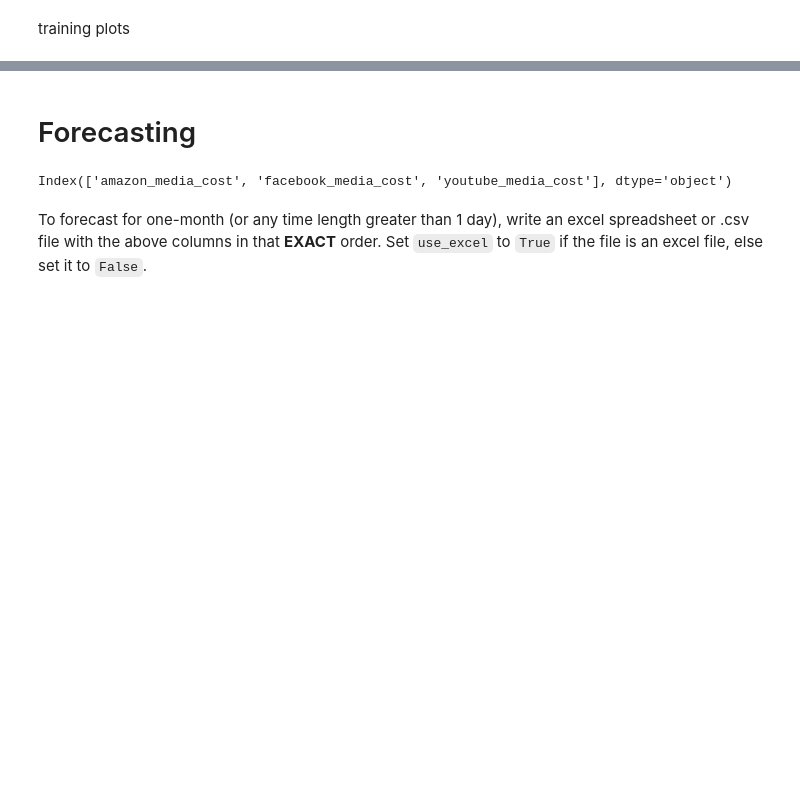
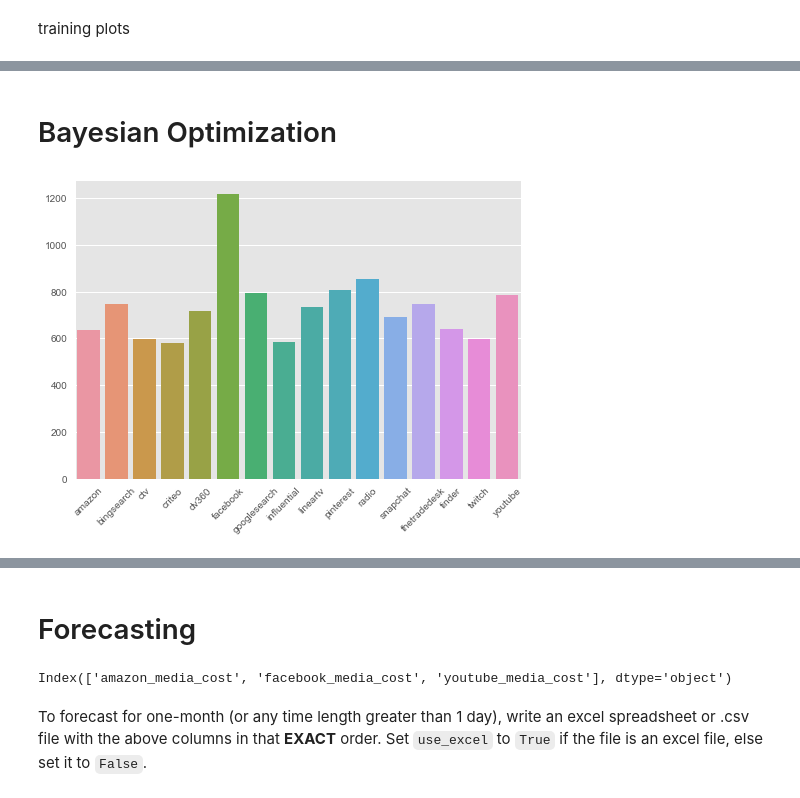
Before and after one commit to RSatyakaal/media_mix_model, a Jupyter notebook: may-pipeline/may_pipeline.ipynb, the cells around one changed output, grey strips where cells are left out. Saved outputs shown, nothing was run; the diff lists cells and outputs as text; code cells hidden in the pictures; blank space fills up the shorter version.

```diff
--- a/may-pipeline/may_pipeline.ipynb
+++ b/may-pipeline/may_pipeline.ipynb
@@ -208,10 +170,0 @@ def carryover(x, strength, length=10):
-# %%
-x = np.arange(len(values_fb))
-plt.plot(x, values_fb, color='green', label="true values");
-dot1, x_lags, w1 = carryover(values_fb, np.percentile(car_fb, 50))
-dot2, x2_lags, w2 = carryover(values_fb, np.percentile(car_fb, 90))
-plt.fill_between(x, dot1.eval(), dot2.eval(), color='grey')
-plt.plot(x, dot1.eval(), color='red', label="low");
-plt.plot(x, dot2.eval(), color='blue', label="high");
-plt.legend();
-plt.title("original values + carryover -->");
@@ -230,9 +170,0 @@ values_fb_car = carryover(values_fb, np.mean(car_fb)).eval()
-# %%
-x = np.arange(len(values_fb_car))
-dot1 = saturate(values_fb_car, np.percentile(sat_fb, 45))
-dot2 = saturate(values_fb_car, np.percentile(sat_fb, 55))
-
-plt.plot(x, coef_fb.mean() * dot1.eval(), color='red', label="low");
-plt.plot(x, coef_fb.mean() * dot2.eval(), color='blue', label="high");
-plt.legend();
-plt.title("carryover + saturation --> orders");
@@ -288,2 +172,0 @@ def optimize_budget(model, budget=20000):
-# %%
-t = initial_model.X.iloc[-10:, :]
@@ -293,3 +172,0 @@ t = initial_model.X.iloc[-10:, :]
-# %%
-t.loc[t.index[-1]+datetime.timedelta(days=1)] = 0
-t
@@ -374,0 +306,9 @@ res = minimize(
+# %% [markdown]
+# Bayesian Optimization
+# %%
+xs = optimize(initial_model, n_iter=20, budget=20000)
+mean_optimal_x = np.mean(xs, axis=0)
+sns.barplot(x=list(map(shorten_f_name, initial_model.feature_names_in_)), y=mean_optimal_x);
+plt.xticks(rotation = 45);
+# %% [output]
+[figure, added]
```
Also changed, not shown: parts of 44 cells of this notebook, 4 other files.
